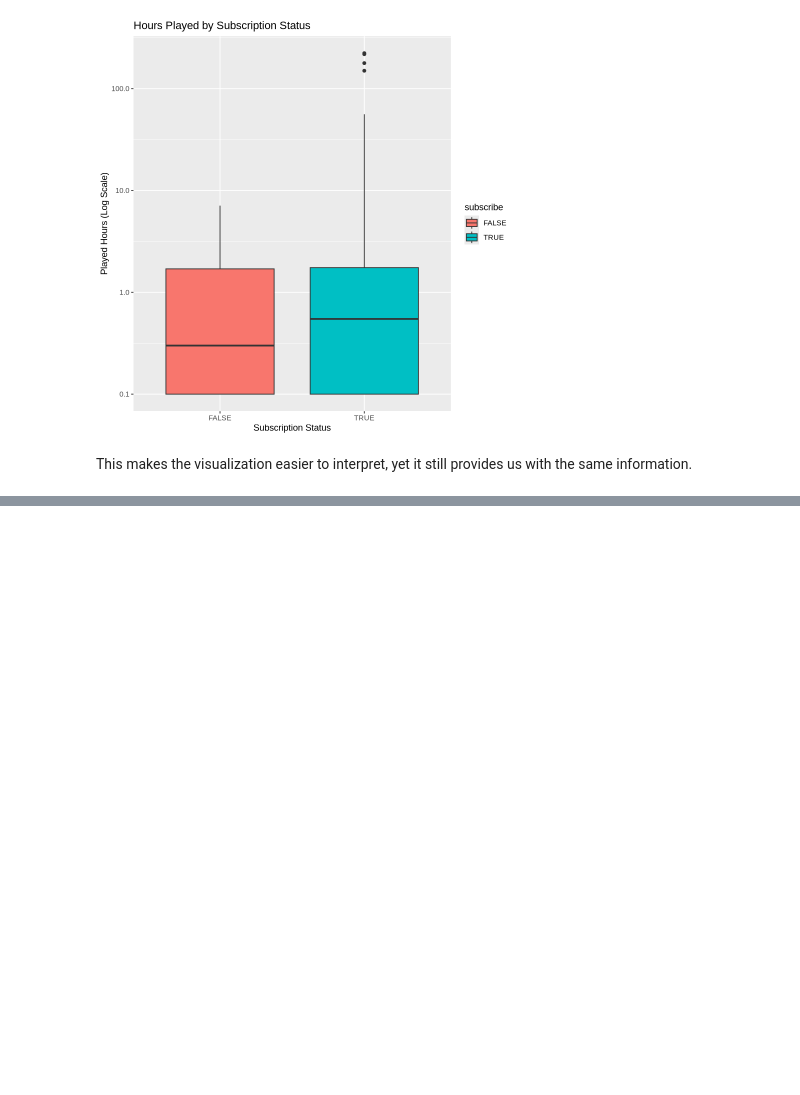
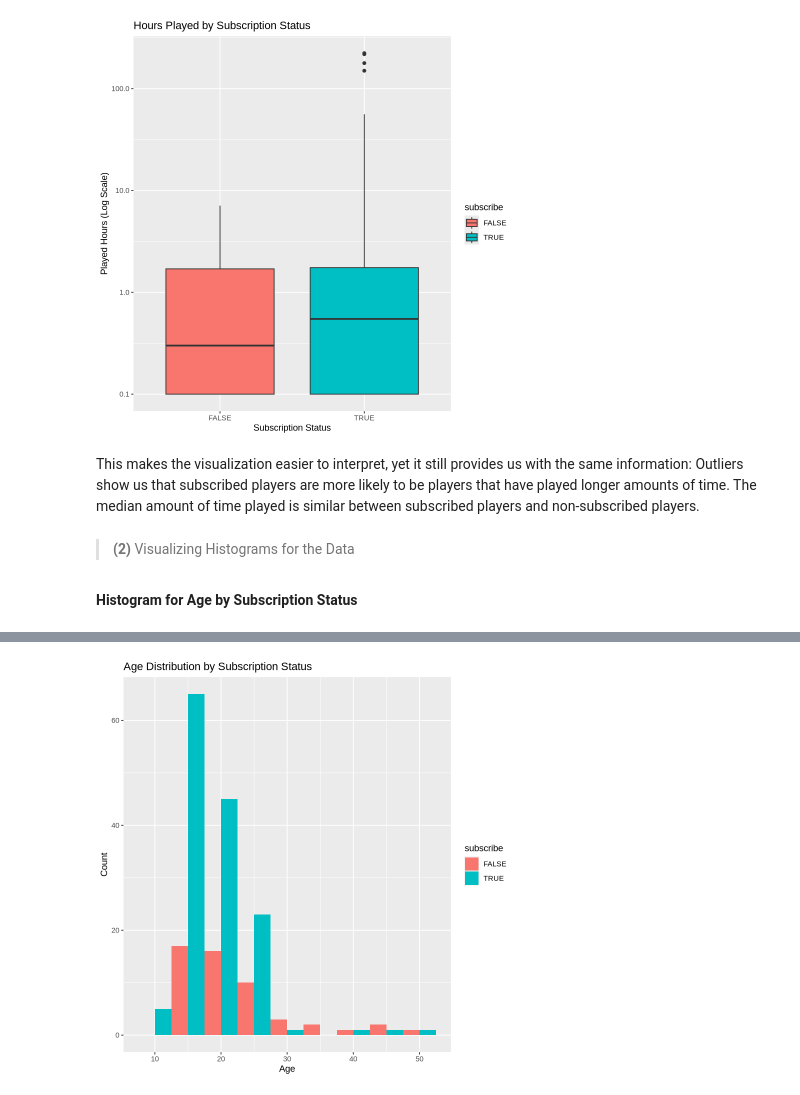
Before and after one commit to Greatbun123/DSCI-Project, a Jupyter notebook: Project.ipynb, the cells around one changed output, grey strips where cells are left out. Saved outputs shown, nothing was run; the diff lists cells and outputs as text; code cells hidden in the pictures; blank space fills up the shorter version.

Commit message:
Added Histogram Visualizations to Assess Relationships between Variables

```diff
--- a/Project.ipynb
+++ b/Project.ipynb
@@ -149,4 +149,15 @@ Warning message:
 (`stat_boxplot()`).”
 [figure]
 # %% [markdown]
-This makes the visualization easier to interpret, yet it still provides us with the same information.
+This makes the visualization easier to interpret, yet it still provides us with the same information: Outliers show us that subscribed players are more likely to be players that have played longer amounts of time. The median amount of time played is similar between subscribed players and non-subscribed players.
+# %% [markdown]
+> **(2)** Visualizing Histograms for the Data
+# %% [markdown]
+**Histogram for Age by Subscription Status**
+# %%
+histogram_age <- ggplot(players_mutated, aes(x = Age, fill = subscribe)) +
+            geom_histogram(binwidth = 5, position = "dodge") +
+            labs(title = "Age Distribution by Subscription Status", x = "Age", y = "Count")
+
+histogram_age
+# %% [output]
@@ -152,0 +166 @@ This makes the visualization easier to interpret, yet it still provides us with
+[figure, added]
```
Also changed, not shown: parts of 9 cells of this notebook.
